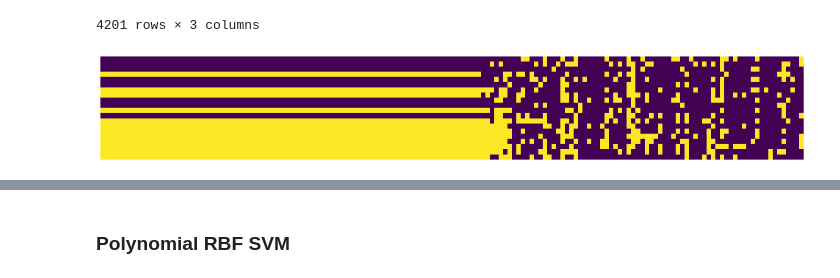
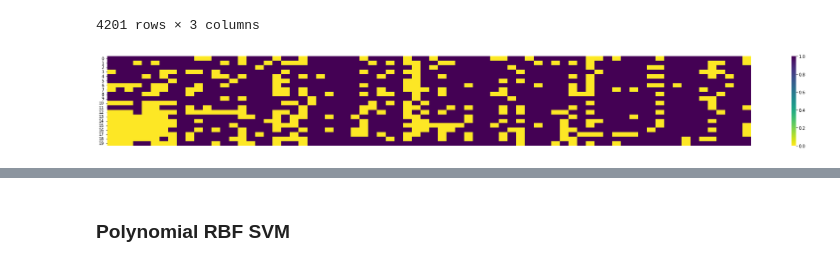
Before and after one commit to Vkothari28/Artificial-Intelligence-Group-Project, a Jupyter notebook: project.ipynb, the cells around one changed output, grey strips where cells are left out. Saved outputs shown, nothing was run; the diff lists cells and outputs as text; code cells hidden in the pictures.

Commit message:
add heatmaps to notebook

```diff
--- a/project.ipynb
+++ b/project.ipynb
@@ -301,9 +327,8 @@ Mean cv f1 score:  0.556204217956733
 AUC Model:  0.5866205216439934
 AUC CV:  0.7013907967032968
 # %%
-predicted_f19 = pd.read_csv('PredictedF19RandomForrest.csv')
-# len(predicted_f19['SubjectID'].unique())
-predicted_f19[['ProblemID', 'SubjectID', 'Label']]
+predicted_f19_rf = pd.read_csv('Code/Approach1/PredictedF19.csv')
+predicted_f19_rf[['ProblemID', 'SubjectID', 'Label']]
 # %% [output]
 |  | ProblemID | SubjectID | Label |
 | 0 | 41 | 04c32d4d95425f73b3a1d6502aed4d48 | True |
@@ -321,12 +346,10 @@ predicted_f19[['ProblemID', 'SubjectID', 'Label']]
 # %%
 import seaborn as sns
 
-# sns.heatmap(np.asarray(heatmap_data, dtype=object))
-data_hm = predicted_f19[['ProblemID', 'SubjectID', 'Label']]
+data_hm = predicted_f19_rf[['ProblemID', 'SubjectID', 'Label']]
 data_hm = data_hm.pivot("ProblemID", "SubjectID", "Label").dropna(axis=1)
-
-fig, ax = plt.subplots(figsize=(20,3))
-sns.color_palette("crest", as_cmap=True)
-ax = sns.heatmap(data_hm.to_numpy(float), cbar=False, xticklabels=False, yticklabels=False, ax=ax, cmap='viridis_r')
+data_hm = data_hm.drop(data_hm.columns[range(0, 85)], axis=1)
+fig, ax = plt.subplots(figsize=(35,4))
+ax = sns.heatmap(data_hm.to_numpy(float), cbar=True, xticklabels=False, yticklabels=True, ax=ax, cmap='viridis_r')
 # %% [output]
-[figure, old version]
+[figure, new version]
```
Also changed, not shown: parts of 9 cells of this notebook.
